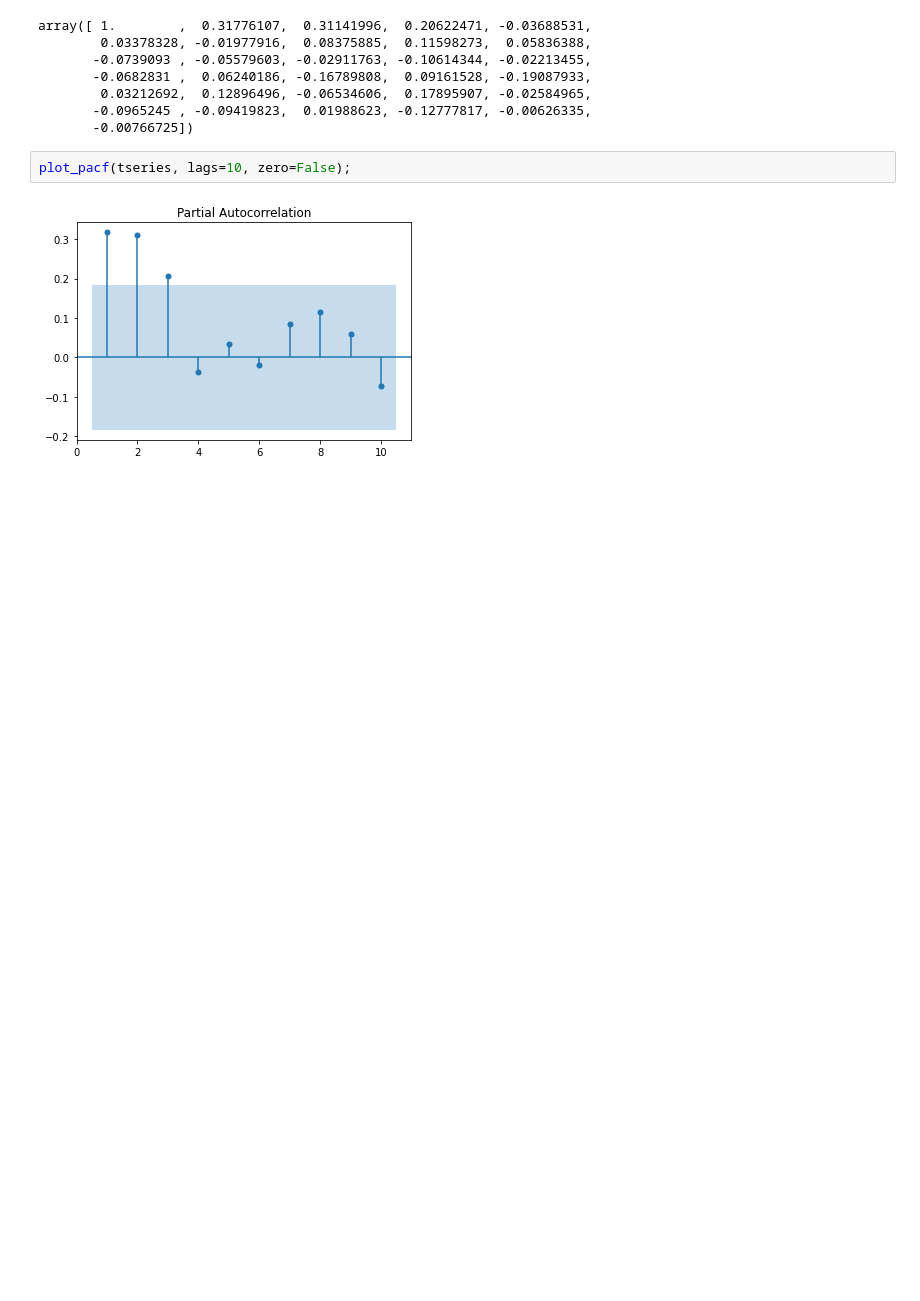
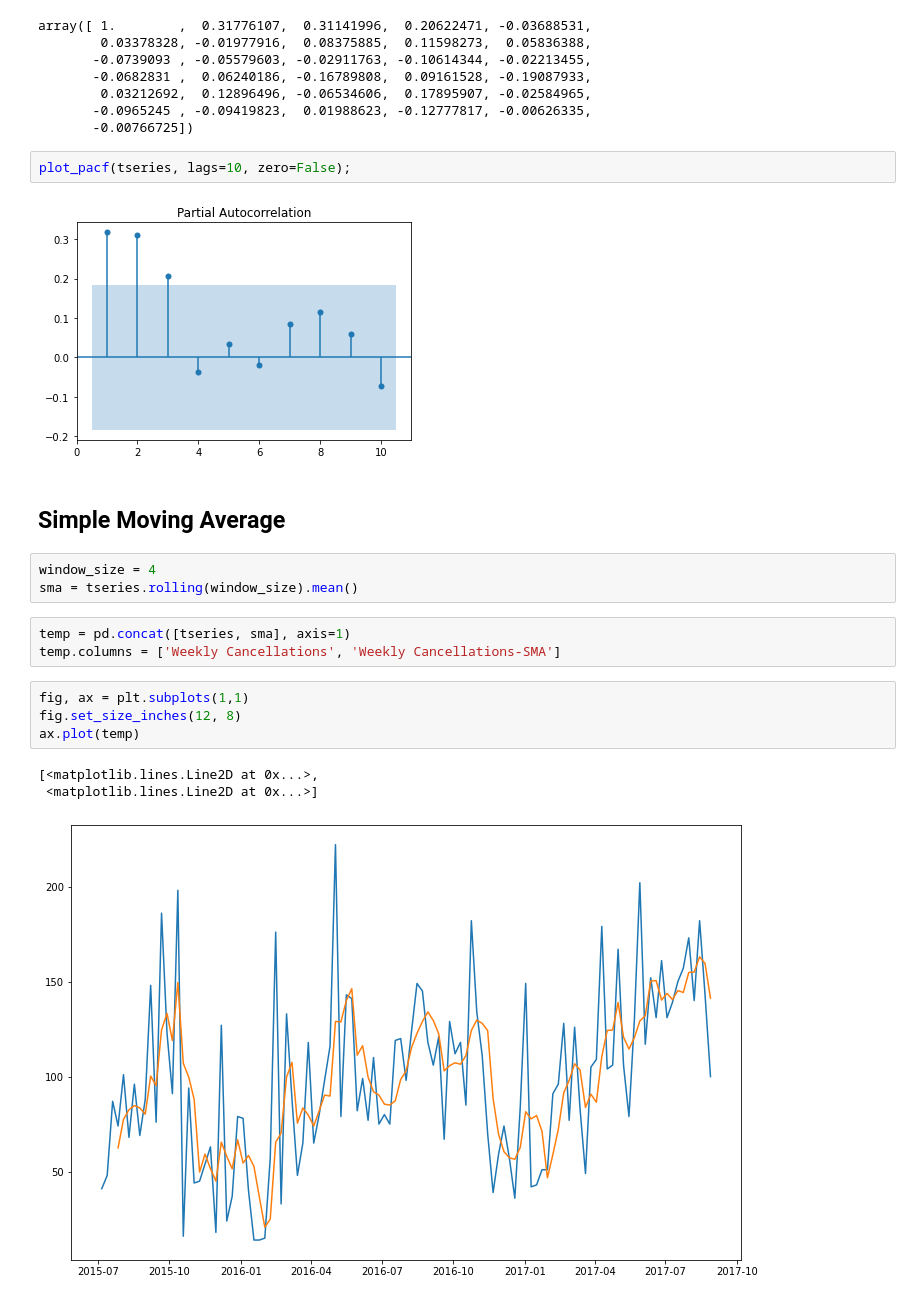
Before and after one commit to sanayei/tseries, a Jupyter notebook: arima.ipynb, the cells around one changed output. Saved outputs shown, nothing was run; the diff lists cells and outputs as text; blank space fills up the shorter version.

```diff
--- a/arima.ipynb
+++ b/arima.ipynb
@@ -238,3 +213,19 @@ array([ 1.        ,  0.31776107,  0.31141996,  0.20622471, -0.03688531,
 plot_pacf(tseries, lags=10, zero=False);
 # %% [output]
 [figure]
+# %% [markdown]
+## Simple Moving Average
+# %%
+window_size = 4
+sma = tseries.rolling(window_size).mean()
+# %%
+temp = pd.concat([tseries, sma], axis=1)
+temp.columns = ['Weekly Cancellations', 'Weekly Cancellations-SMA']
+# %%
+fig, ax = plt.subplots(1,1)
+fig.set_size_inches(12, 8)
+ax.plot(temp)
+# %% [output]
+[<matplotlib.lines.Line2D at 0x...>,
+ <matplotlib.lines.Line2D at 0x...>]
+[figure, added]
```
Also changed, not shown: parts of 3 cells of this notebook.
